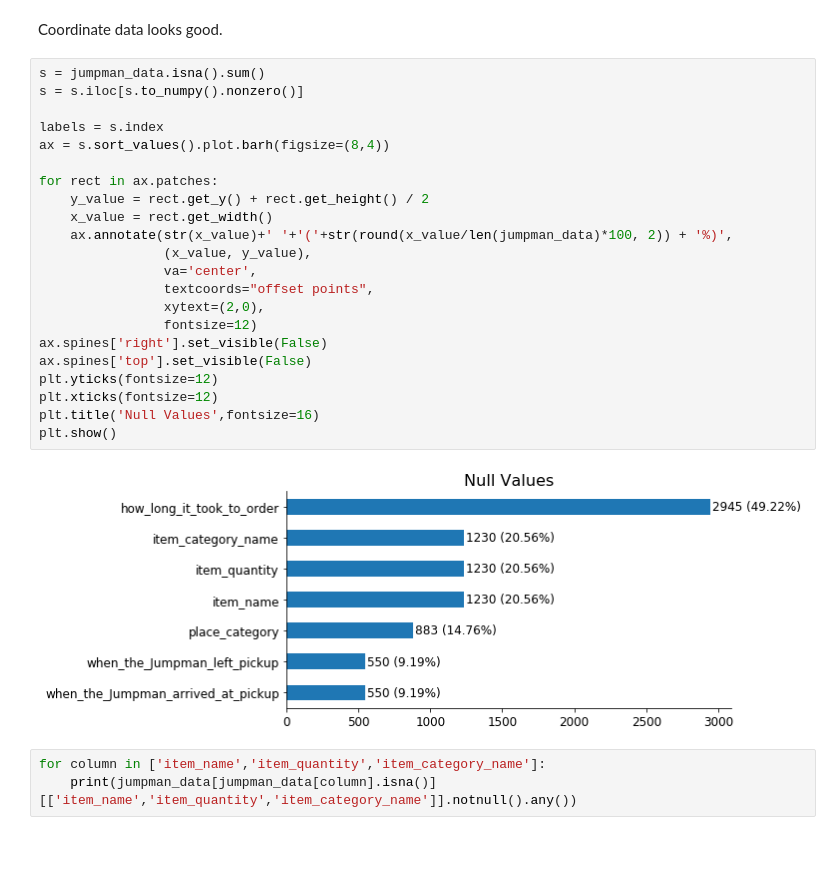
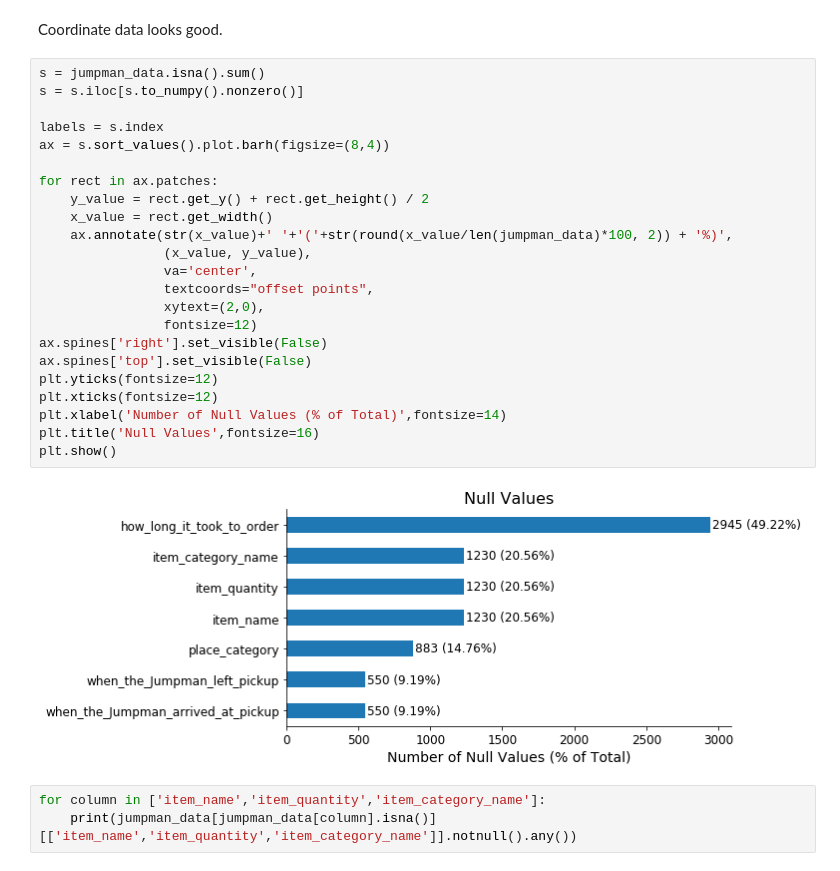
Before and after one commit to jlwalsh13/springboard_take-home_challenges, a Jupyter notebook: Untitled.ipynb, the cells around one changed output. Cells and saved outputs as stored; diff of their text form.

```diff
--- a/Untitled.ipynb
+++ b/Untitled.ipynb
@@ -37,27 +37,28 @@ Coordinate data looks good.
 # %%
 s = jumpman_data.isna().sum()
 s = s.iloc[s.to_numpy().nonzero()]
 
 labels = s.index
 ax = s.sort_values().plot.barh(figsize=(8,4))
 
 for rect in ax.patches:
     y_value = rect.get_y() + rect.get_height() / 2
     x_value = rect.get_width()
     ax.annotate(str(x_value)+' '+'('+str(round(x_value/len(jumpman_data)*100, 2)) + '%)',
                 (x_value, y_value),
                 va='center',
                 textcoords="offset points",
                 xytext=(2,0),
                 fontsize=12)
 ax.spines['right'].set_visible(False)
 ax.spines['top'].set_visible(False)
 plt.yticks(fontsize=12)
 plt.xticks(fontsize=12)
+plt.xlabel('Number of Null Values (% of Total)',fontsize=14)
 plt.title('Null Values',fontsize=16)
 plt.show()
 # %% [output]
-[figure, old version]
+[figure, new version]
 # %%
 for column in ['item_name','item_quantity','item_category_name']:
     print(jumpman_data[jumpman_data[column].isna()][['item_name','item_quantity','item_category_name']].notnull().any())
```
